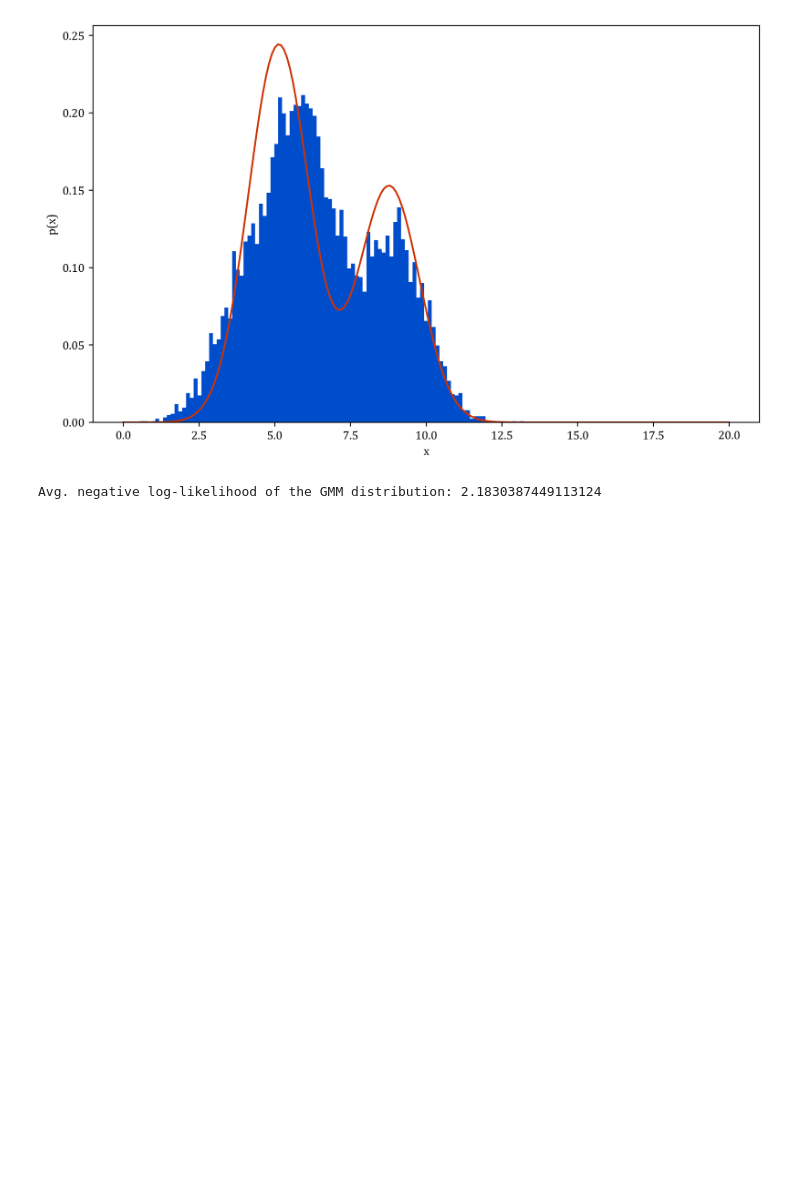
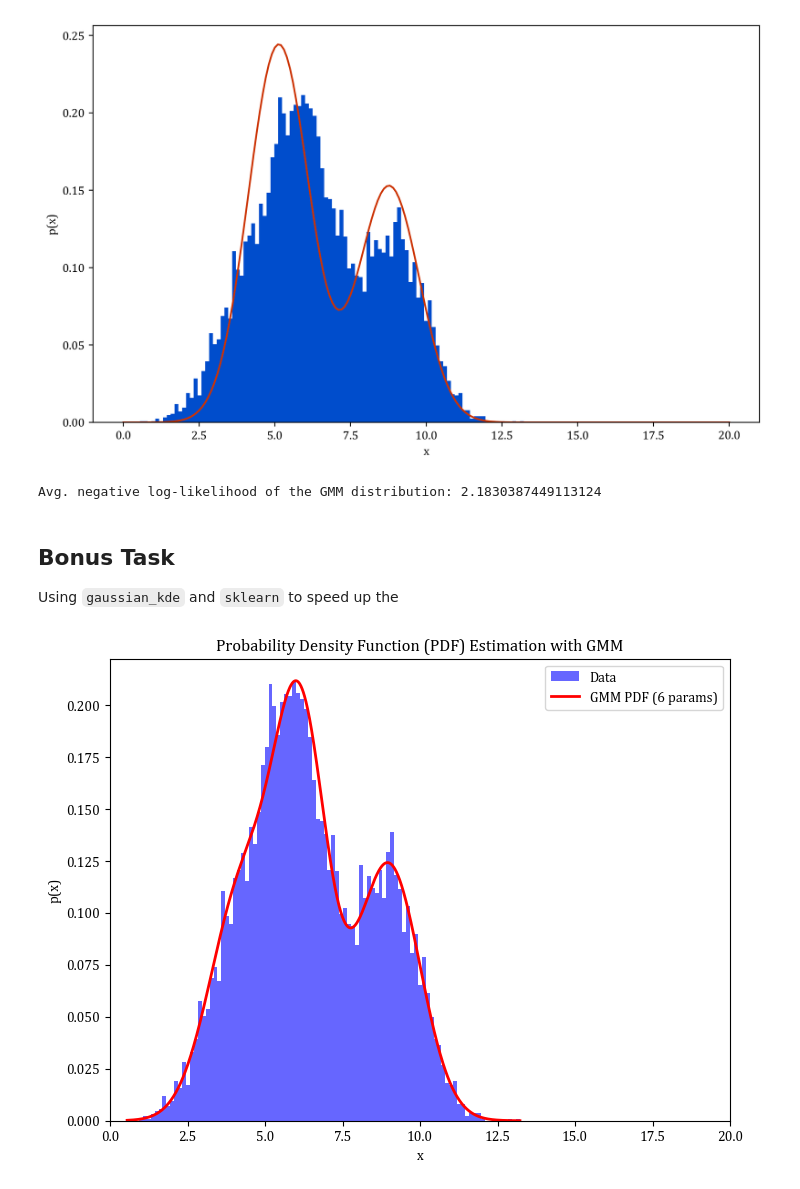
Before and after one commit to rennaMAhcuS/CS215Assignments, a Jupyter notebook: 2/A2-23B0923-23B1017-23B1074/code/3.ipynb, the cells around one changed output. Drawn from its saved outputs; the diff is of its cells as text; code cells hidden in the pictures; blank space fills up the shorter version.

```diff
--- a/2/A2-23B0923-23B1017-23B1074/code/3.ipynb
+++ b/2/A2-23B0923-23B1017-23B1074/code/3.ipynb
@@ -178,3 +178,40 @@ m4 = 2968.068491427333
 mu1* = 5.129607694285426, mu2* = 8.774363054416439, p1* = 0.6118740341610799, p2* = 0.38264565119273974
 [figure]
 Avg. negative log-likelihood of the GMM distribution: 2.1830387449113124
+# %% [markdown]
+## Bonus Task
+
+Using `gaussian_kde` and `sklearn` to speed up the
+# %%
+from scipy.stats import gaussian_kde
+from sklearn.mixture import GaussianMixture
+
+kde = gaussian_kde(D, bw_method='scott')
+
+x_values = np.linspace(min(D), max(D), 1000)
+pdf_values = kde(x_values)
+
+gmm = GaussianMixture(n_components=3, random_state=0)
+gmm.fit(D.reshape(-1, 1))
+
+means = gmm.means_.flatten()
+variances = gmm.covariances_.flatten()
+weights = gmm.weights_
+
+gmm_pdf_values = np.zeros_like(x_values)
+for weight, mean, var in zip(weights, means, variances):
+    gmm_pdf_values += weight * np.exp(-0.5 * ((x_values - mean) ** 2) / var) / np.sqrt(2 * np.pi * var)
+
+plt.figure(figsize=(8, 6))
+plt.hist(D, bins=100, density=True, alpha=0.6, color='b', label='Data')
+# plt.plot(x_values, pdf_values, color='blue', lw=2, label='Estimated KDE')
+plt.plot(x_values, gmm_pdf_values, color='r', lw=2, label='GMM PDF (6 params)')
+plt.xlim(0, 20)
+plt.xlabel('x')
+plt.ylabel('p(x)')
+plt.legend()
+plt.title('Probability Density Function (PDF) Estimation with GMM')
+
+plt.show()
+# %% [output]
+[figure, added]
```
Also changed, not shown: 4 other files.
